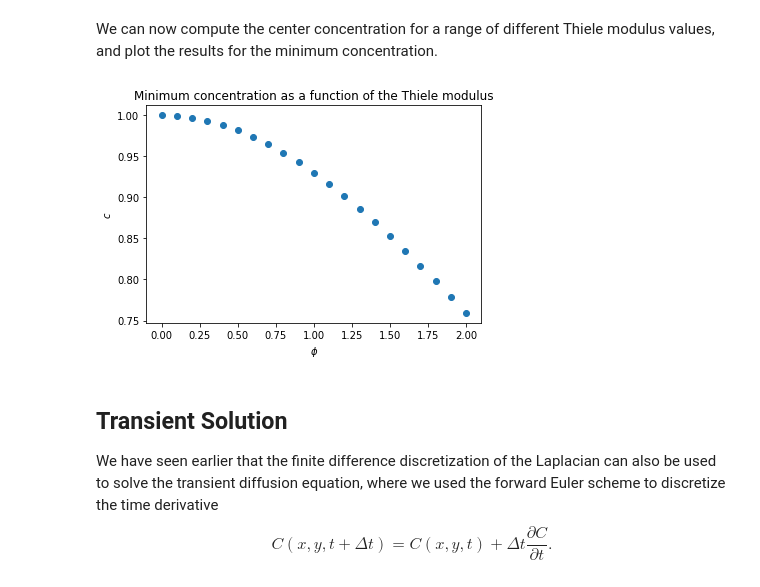
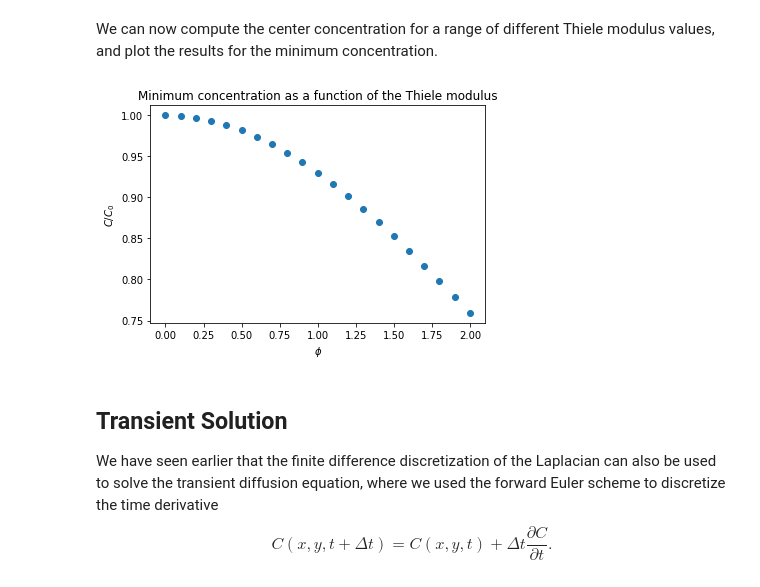
Before and after one commit to Clemson-MSE/fdm4transport, a Jupyter notebook: 2D Reaction-Diffusion Process in a Square Domain.ipynb, the cells around one changed output. Saved outputs shown, nothing was run; the diff lists cells and outputs as text; code cells hidden in the pictures.

```diff
--- a/2D Reaction-Diffusion Process in a Square Domain.ipynb
+++ b/2D Reaction-Diffusion Process in a Square Domain.ipynb
@@ -249,14 +247,14 @@ We can now compute the center concentration for a range of different Thiele modu
 # %%
 phi_range = np.linspace(0,2,21)
 cs = [ center_concentration(n,p) for p in phi_range ]
 
 plt.plot(phi_range,cs,'o')
 plt.xlabel(r'$\phi$')
-plt.ylabel(r'$c$')
+plt.ylabel(r'$C/C_0$')
 plt.title(r'Minimum concentration as a function of the Thiele modulus')
 plt.show()
 # %% [output]
-[figure, old version]
+[figure, new version]
 # %% [markdown]
 ## Transient Solution
 
```
Also changed, not shown: parts of 8 cells of this notebook, 3 other files.
